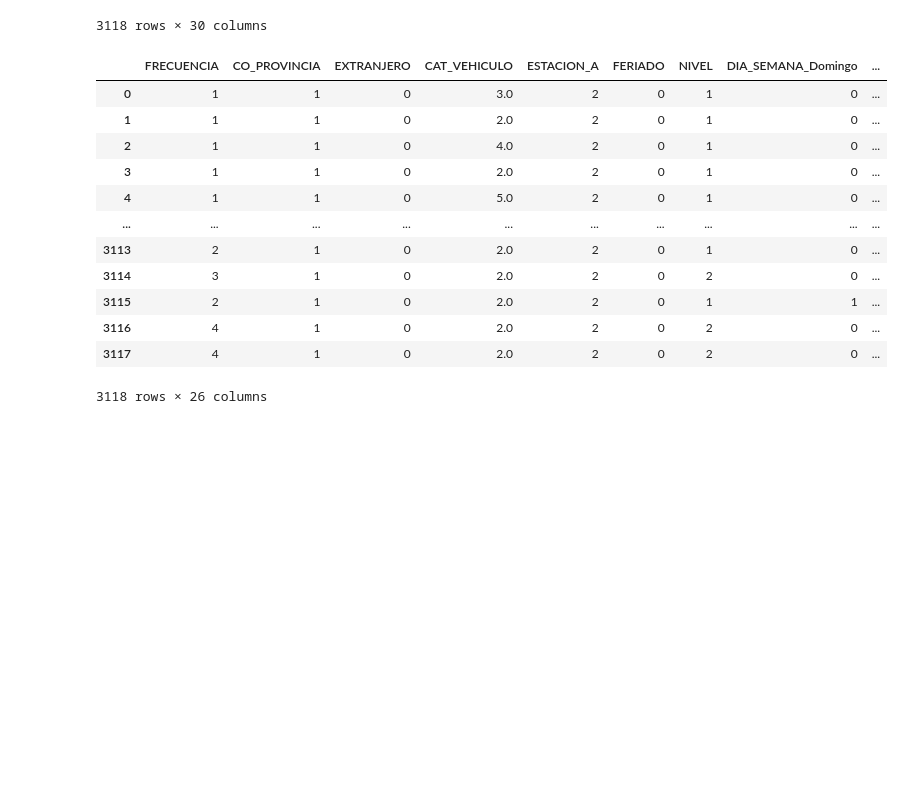
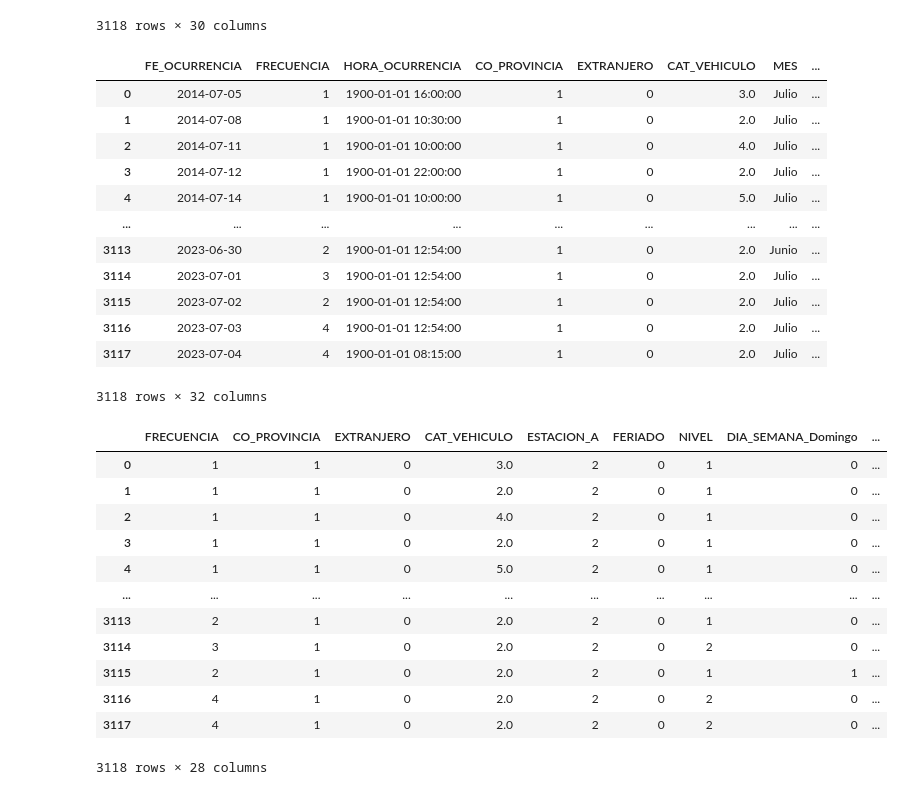
Before and after one commit to JR-Camacho/datathon, a Jupyter notebook: src/notebooks/data/processed_data.ipynb, the cells around one changed output. Saved outputs shown, nothing was run; the diff lists cells and outputs as text; code cells hidden in the pictures; blank space fills up the shorter version.

```diff
--- a/src/notebooks/data/processed_data.ipynb
+++ b/src/notebooks/data/processed_data.ipynb
@@ -132,6 +133,27 @@ data
 | 3116 | 2023-07-03 | 4 | 12:54 | 1 | 0 | 2.0 | Julio | ... |
 | 3117 | 2023-07-04 | 4 | 08:15 | 1 | 0 | 2.0 | Julio | ... |
 3118 rows × 30 columns
+# %%
+data['HORA_OCURRENCIA'] = pd.to_datetime(data['HORA_OCURRENCIA'], format='%H:%M')
+# %%
+data['HORA'] = data['HORA_OCURRENCIA'].dt.hour
+data['MINUTO'] = data['HORA_OCURRENCIA'].dt.minute
+# %%
+data
+# %% [output]
+|  | FE_OCURRENCIA | FRECUENCIA | HORA_OCURRENCIA | CO_PROVINCIA | EXTRANJERO | CAT_VEHICULO | MES | ... |
+| 0 | 2014-07-05 | 1 | 1900-01-01 16:00:00 | 1 | 0 | 3.0 | Julio | ... |
+| 1 | 2014-07-08 | 1 | 1900-01-01 10:30:00 | 1 | 0 | 2.0 | Julio | ... |
+| 2 | 2014-07-11 | 1 | 1900-01-01 10:00:00 | 1 | 0 | 4.0 | Julio | ... |
+| 3 | 2014-07-12 | 1 | 1900-01-01 22:00:00 | 1 | 0 | 2.0 | Julio | ... |
+| 4 | 2014-07-14 | 1 | 1900-01-01 10:00:00 | 1 | 0 | 5.0 | Julio | ... |
+| ... | ... | ... | ... | ... | ... | ... | ... | ... |
+| 3113 | 2023-06-30 | 2 | 1900-01-01 12:54:00 | 1 | 0 | 2.0 | Junio | ... |
+| 3114 | 2023-07-01 | 3 | 1900-01-01 12:54:00 | 1 | 0 | 2.0 | Julio | ... |
+| 3115 | 2023-07-02 | 2 | 1900-01-01 12:54:00 | 1 | 0 | 2.0 | Julio | ... |
+| 3116 | 2023-07-03 | 4 | 1900-01-01 12:54:00 | 1 | 0 | 2.0 | Julio | ... |
+| 3117 | 2023-07-04 | 4 | 1900-01-01 08:15:00 | 1 | 0 | 2.0 | Julio | ... |
+3118 rows × 32 columns
 # %%
 data = data.drop("FE_OCURRENCIA", axis=1)
 data = data.drop("HORA_OCURRENCIA", axis=1)
@@ -152,7 +174,7 @@ data
 | 3115 | 2 | 1 | 0 | 2.0 | 2 | 0 | 1 | 1 | ... |
 | 3116 | 4 | 1 | 0 | 2.0 | 2 | 0 | 2 | 0 | ... |
 | 3117 | 4 | 1 | 0 | 2.0 | 2 | 0 | 2 | 0 | ... |
-3118 rows × 26 columns
+3118 rows × 28 columns
 # %%
 #Split the train, val, and test set
 train_set, val_set, test_set = train_val_test_split(data)
```
Also changed, not shown: parts of 6 cells of this notebook, 30 other files.
